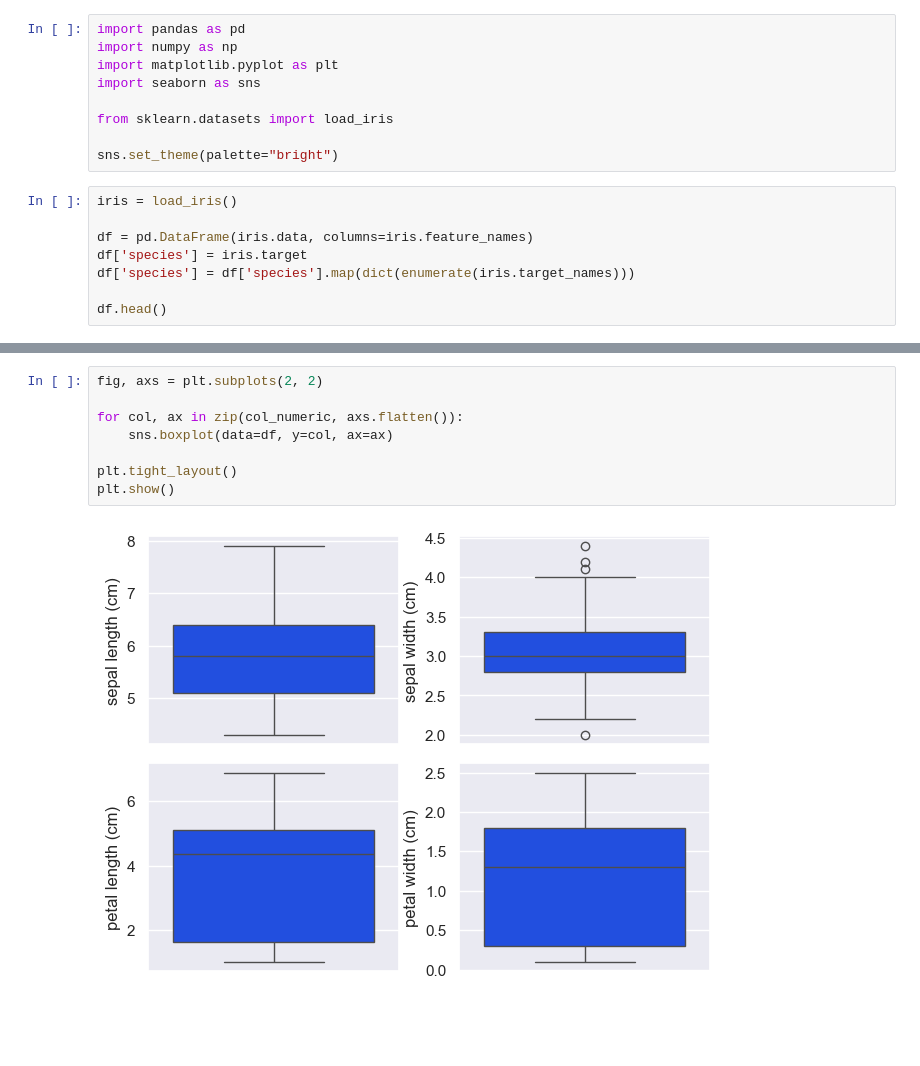
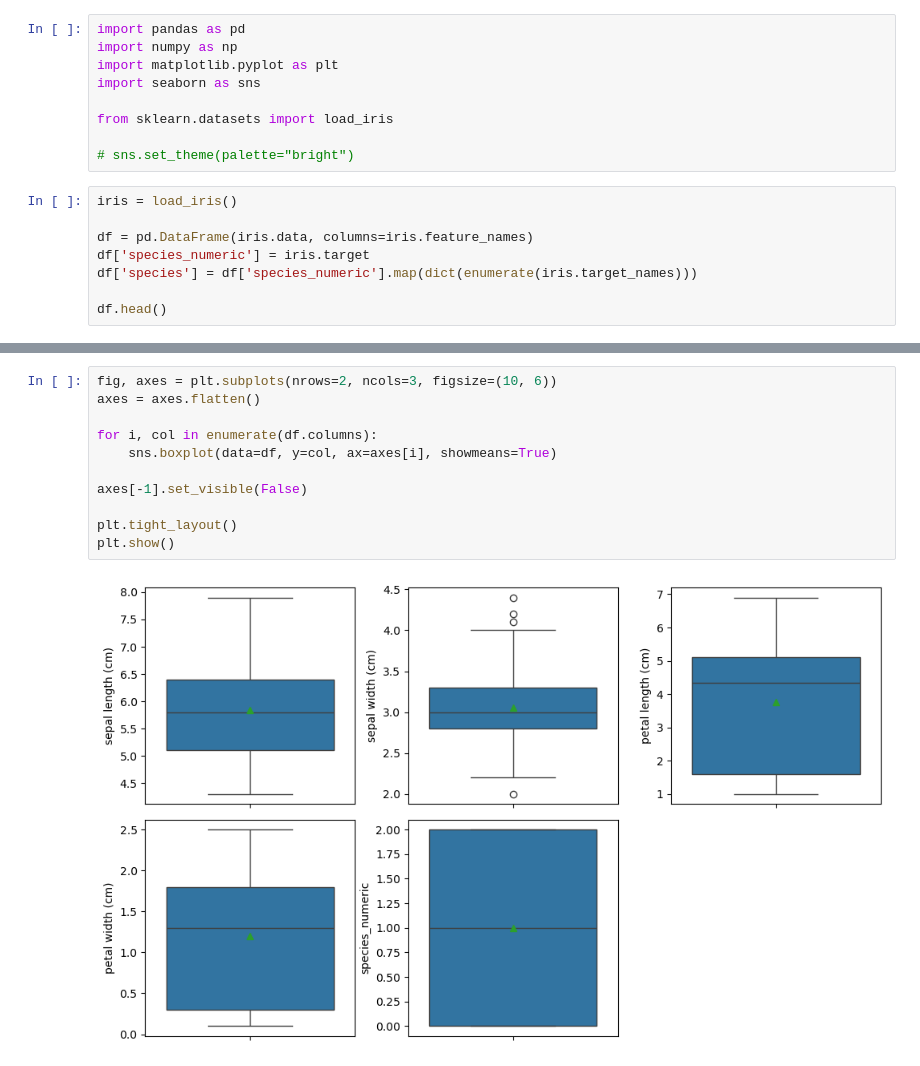
Before and after one commit to flima3/ufrn-imd3002-aprendizado-de-maquina-supervisionado, a Jupyter notebook: aula1/01_analise_exploratoria.ipynb, the cells around one changed output, grey strips where cells are left out. Drawn from its saved outputs; the diff is of its cells as text; blank space fills up the shorter version.

```diff
--- a/aula1/01_analise_exploratoria.ipynb
+++ b/aula1/01_analise_exploratoria.ipynb
@@ -6,13 +6,13 @@ import seaborn as sns
 
 from sklearn.datasets import load_iris
 
-sns.set_theme(palette="bright")
+# sns.set_theme(palette="bright")
 # %%
 iris = load_iris()
 
 df = pd.DataFrame(iris.data, columns=iris.feature_names)
-df['species'] = iris.target
-df['species'] = df['species'].map(dict(enumerate(iris.target_names)))
+df['species_numeric'] = iris.target
+df['species'] = df['species_numeric'].map(dict(enumerate(iris.target_names)))
 
 df.head()
 # %% [output]
@@ -60,10 +30,13 @@ df.boxplot(column=col_numeric)
 # %%
-fig, axs = plt.subplots(2, 2)
+fig, axes = plt.subplots(nrows=2, ncols=3, figsize=(10, 6))
+axes = axes.flatten()
 
-for col, ax in zip(col_numeric, axs.flatten()):
-    sns.boxplot(data=df, y=col, ax=ax)
+for i, col in enumerate(df.columns):
+    sns.boxplot(data=df, y=col, ax=axes[i], showmeans=True)
+
+axes[-1].set_visible(False)
 
 plt.tight_layout()
 plt.show()
 # %% [output]
-[figure, old version]
+[figure, new version]
```
Also changed, not shown: parts of 7 cells of this notebook, 25 other files.
